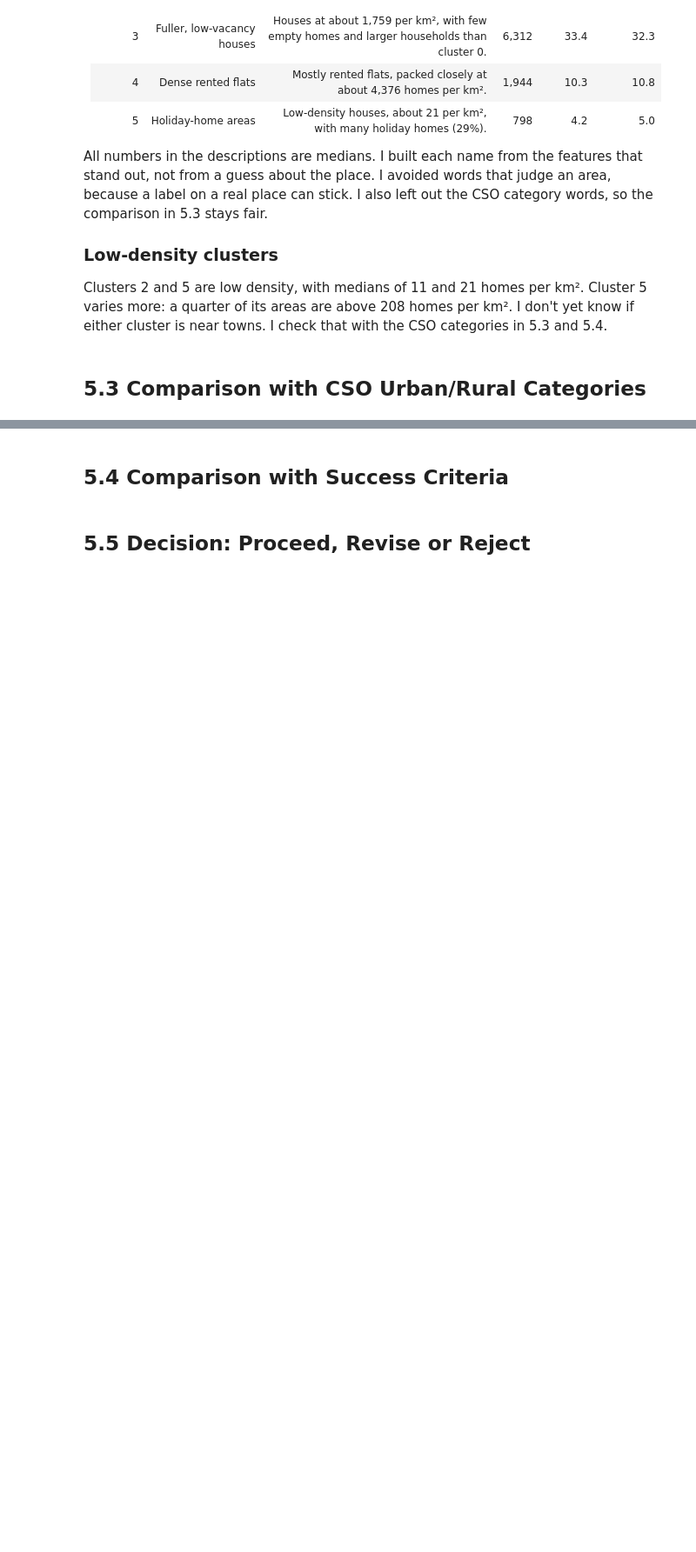
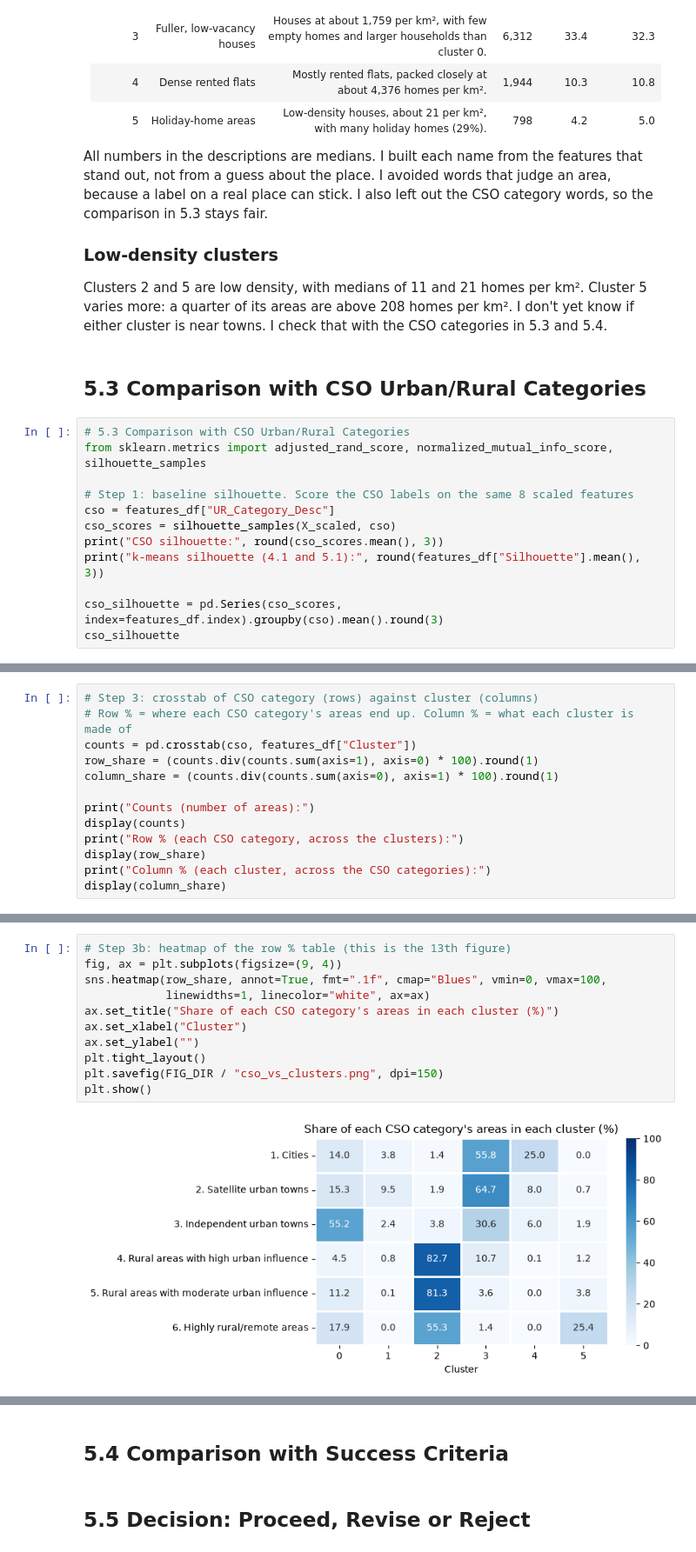
Before and after one commit to SwoopCodes/Data-Analytics_Irish-housing-density, a Jupyter notebook: notebooks/CA2_CRISP_DM_Notebook.ipynb, the cells around one changed output, grey strips where cells are left out. Shown at 87% size. Drawn from its saved outputs; the diff is of its cells as text; blank space fills up the shorter version.

```diff
--- a/notebooks/CA2_CRISP_DM_Notebook.ipynb
+++ b/notebooks/CA2_CRISP_DM_Notebook.ipynb
@@ -2245,3 +2245,15 @@ All numbers in the descriptions are medians. I built each name from the features
 Clusters 2 and 5 are low density, with medians of 11 and 21 homes per km². Cluster 5 varies more: a quarter of its areas are above 208 homes per km². I don't yet know if either cluster is near towns. I check that with the CSO categories in 5.3 and 5.4.
 # %% [markdown]
 ## 5.3 Comparison with CSO Urban/Rural Categories
+# %%
+# 5.3 Comparison with CSO Urban/Rural Categories
+from sklearn.metrics import adjusted_rand_score, normalized_mutual_info_score, silhouette_samples
+
+# Step 1: baseline silhouette. Score the CSO labels on the same 8 scaled features
+cso = features_df["UR_Category_Desc"]
+cso_scores = silhouette_samples(X_scaled, cso)
+print("CSO silhouette:", round(cso_scores.mean(), 3))
+print("k-means silhouette (4.1 and 5.1):", round(features_df["Silhouette"].mean(), 3))
+
+cso_silhouette = pd.Series(cso_scores, index=features_df.index).groupby(cso).mean().round(3)
+cso_silhouette
@@ -2247,0 +2290,13 @@ Clusters 2 and 5 are low density, with medians of 11 and 21 homes per km². Clus
+# %%
+# Step 3: crosstab of CSO category (rows) against cluster (columns)
+# Row % = where each CSO category's areas end up. Column % = what each cluster is made of
+counts = pd.crosstab(cso, features_df["Cluster"])
+row_share = (counts.div(counts.sum(axis=1), axis=0) * 100).round(1)
+column_share = (counts.div(counts.sum(axis=0), axis=1) * 100).round(1)
+
+print("Counts (number of areas):")
+display(counts)
+print("Row % (each CSO category, across the clusters):")
+display(row_share)
+print("Column % (each cluster, across the CSO categories):")
+display(column_share)
@@ -2247,0 +2331,13 @@ Clusters 2 and 5 are low density, with medians of 11 and 21 homes per km². Clus
+# %%
+# Step 3b: heatmap of the row % table (this is the 13th figure)
+fig, ax = plt.subplots(figsize=(9, 4))
+sns.heatmap(row_share, annot=True, fmt=".1f", cmap="Blues", vmin=0, vmax=100,
+            linewidths=1, linecolor="white", ax=ax)
+ax.set_title("Share of each CSO category's areas in each cluster (%)")
+ax.set_xlabel("Cluster")
+ax.set_ylabel("")
+plt.tight_layout()
+plt.savefig(FIG_DIR / "cso_vs_clusters.png", dpi=150)
+plt.show()
+# %% [output]
+[figure, added]
```
Also changed, not shown: parts of 7 cells of this notebook, 1 other file.
